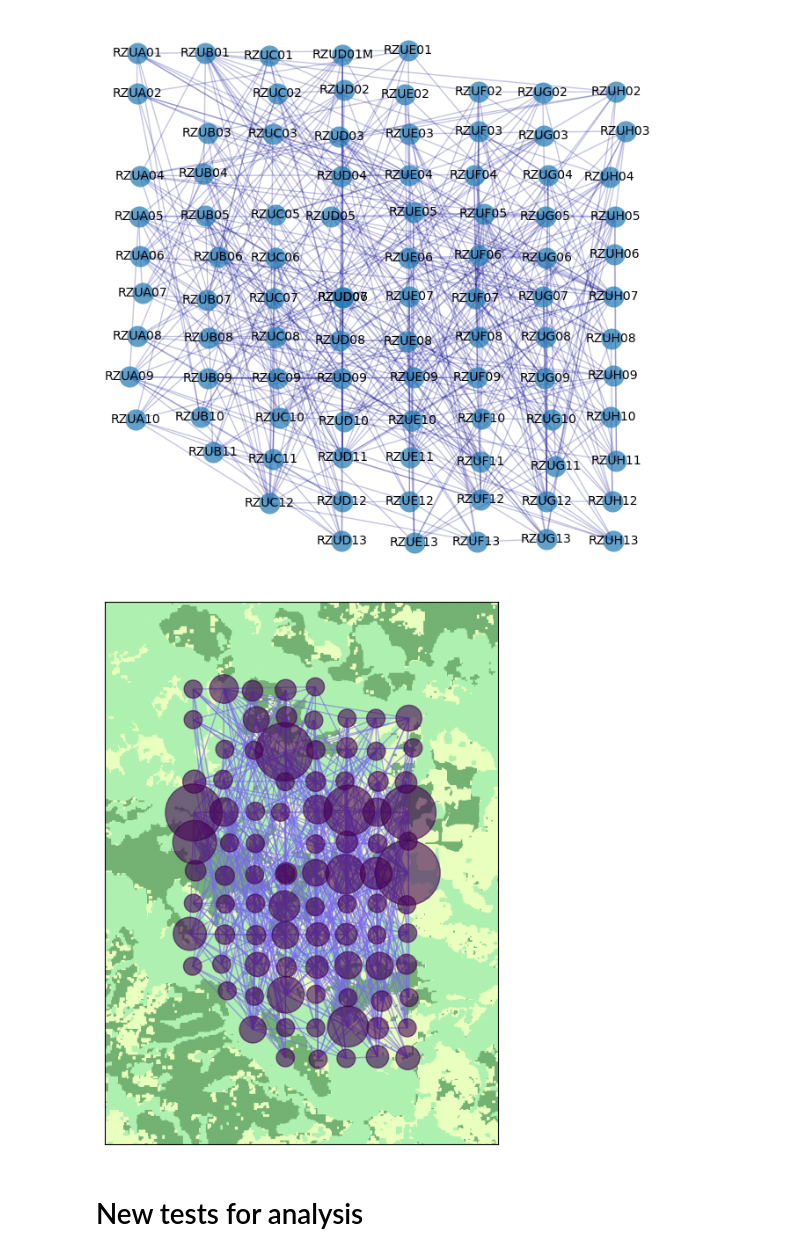
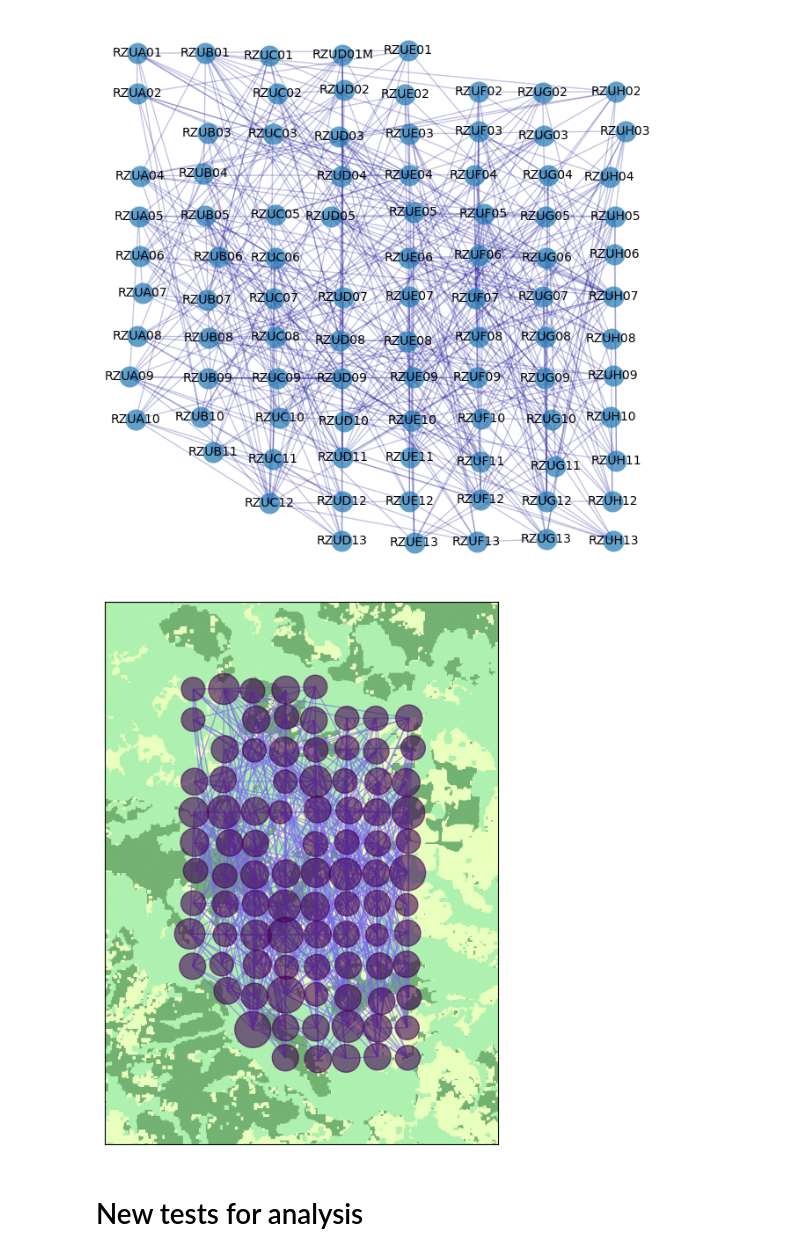
Before and after one commit to andrescastro-itm/GNN_ecoacoustic, a Jupyter notebook: GVAE_VGGish_tests.ipynb, the cells around one changed output. Drawn from its saved outputs; the diff is of its cells as text; code cells hidden in the pictures.

```diff
--- a/GVAE_VGGish_tests.ipynb
+++ b/GVAE_VGGish_tests.ipynb
@@ -302,6 +303,7 @@ import rasterio
 from rasterio.plot import show
 
 H = G.copy()
+
 
 # Extract latitudes and longitudes from dataframe
 locations = df_map.reset_index().rename(columns={'index': 'name'})
@@ -318,35 +320,37 @@ tif_path = r'./data/wgs84.tif'
 
 img = rasterio.open(tif_path)
 
 fig, ax = plt.subplots(figsize = (8, 8))
 
 r = rasterio.plot.show(img, cmap=cmap, ax=ax)
 
 centrality = nx.betweenness_centrality(H, weight="weight",endpoints=True)
+degrees = H.degree(weight="weight")
+
 
 
 #### draw graph ####
 node_color = [0 for n in H]
-node_size = [v * 10000 for v in centrality.values()]
+node_size = [v * 60 for v in dict(degrees).values()]
 nx.draw_networkx(
     H,
     pos=positions,
     with_labels=False,
     node_color=node_color,
     node_size=node_size,
     edge_color="mediumslateblue", #https://graphviz.org/pdf/dotguide.pdf
     alpha=0.6,
 )
 
 
 margin = 0.01
 ax.set_xlim(bounds[2]-margin, bounds[3]+margin)
 ax.set_ylim(bounds[0]-margin, bounds[1]+margin)
 
 fig.savefig(f'./results/graph_eb_geo_{features}_{mod_encoder}.pdf', transparent=True, dpi=300,bbox_inches='tight',pad_inches=-0.4)
 plt.show()
 # %% [output]
-[figure, old version]
+[figure, new version]
 # %% [markdown]
 # New tests for analysis
 # %%
```
Also changed, not shown: parts of 16 cells of this notebook.
